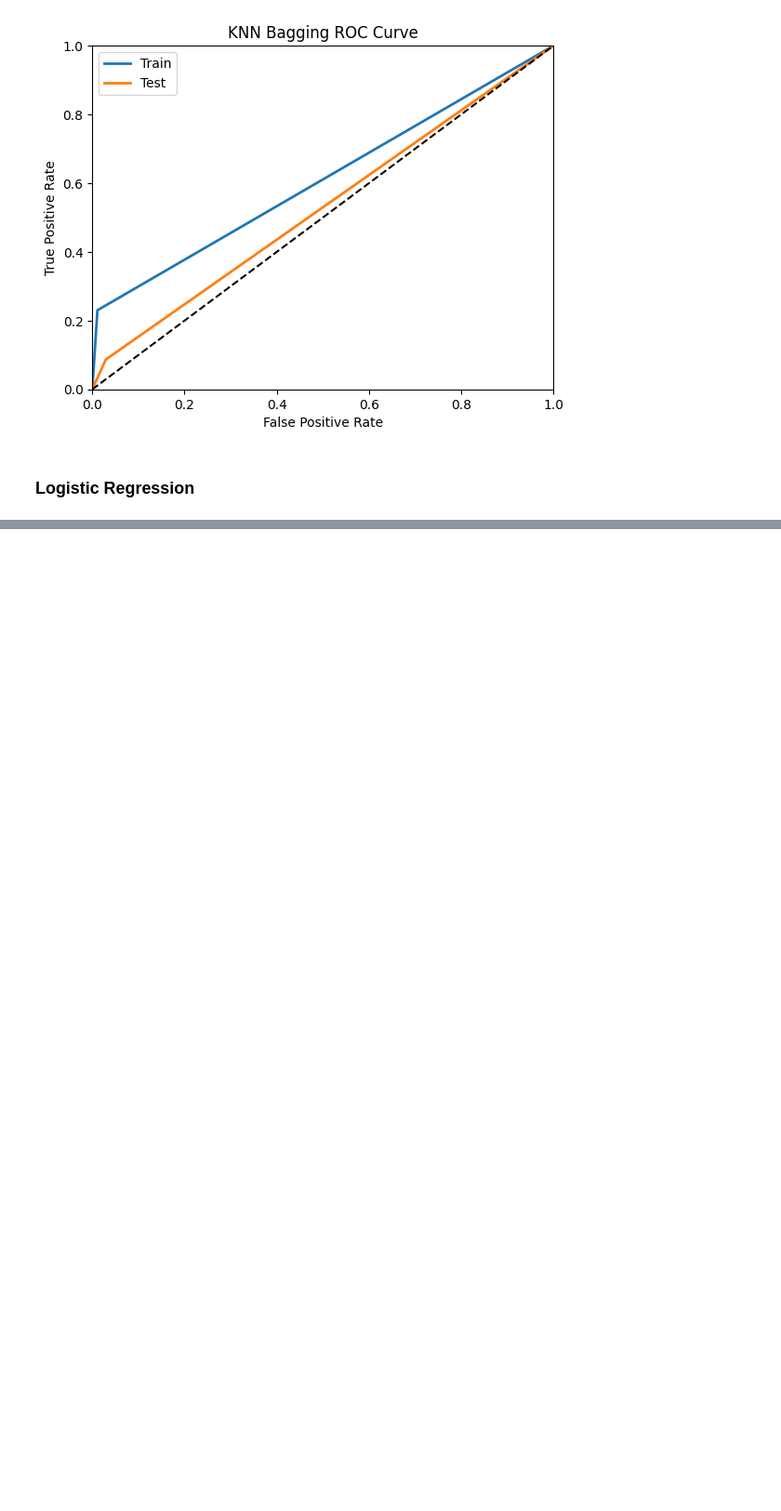
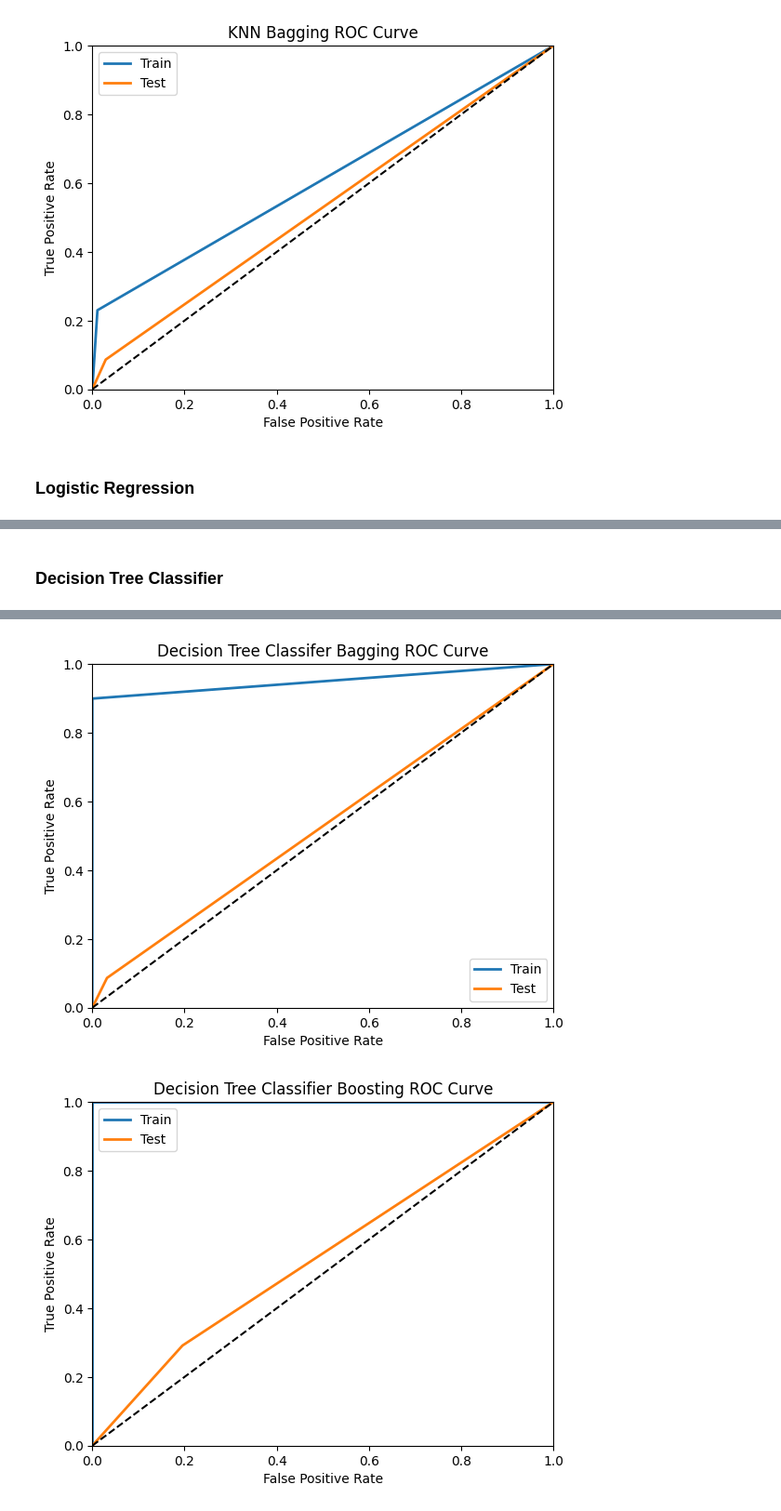
Before and after one commit to Elektroblade/cpsc499aml2024_final_project_team2_ditner_and_stobbe, a Jupyter notebook: cpsc499aml2024_final_project_team2_ditner_and_stobbe.ipynb, the cells around one changed output, grey strips where cells are left out. Shown at 93% size. Drawn from its saved outputs; the diff is of its cells as text; code cells hidden in the pictures; blank space fills up the shorter version.

```diff
--- a/cpsc499aml2024_final_project_team2_ditner_and_stobbe.ipynb
+++ b/cpsc499aml2024_final_project_team2_ditner_and_stobbe.ipynb
@@ -501,0 +692,77 @@ Test ROC Score: 0.5
+# %% [markdown]
+### Decision Tree Classifier
+# %%
+from sklearn.tree import DecisionTreeClassifier
+
+param_distribution_dt = [
+    {'criterion': ["gini", "entropy", "log_loss"]}
+]
+
+dt = DecisionTreeClassifier(random_state=0)
+grid_search_dt = RandomizedSearchCV(dt, param_distribution_dt, n_iter=10, cv=5, scoring='f1', random_state=0)
+bag_dt = BaggingClassifier(estimator=grid_search_dt, random_state=0)
+
+bag_dt.fit(X_train, y_train)
+y_train_pred_dt_bag = bag_dt.predict(X_train)
+y_test_pred_dt_bag = bag_dt.predict(X_test)
+
+bst_dt = AdaBoostClassifier(estimator=dt, random_state=0, n_estimators=5, algorithm='SAMME')
+
+bst_dt.fit(X_train, y_train)
+y_train_pred_dt_bst = bst_dt.predict(X_train)
+y_test_pred_dt_bst = bst_dt.predict(X_test)
+
+# Results
+dt_bag_acc = metrics.accuracy_score(y_test, y_test_pred_dt_bag)
+dt_bag_pre = metrics.precision_score(y_test, y_test_pred_dt_bag)
+dt_bag_rec = metrics.recall_score(y_test, y_test_pred_dt_bag)
+dt_bag_f1 = metrics.f1_score(y_test, y_test_pred_dt_bag)
+dt_bag_roc = metrics.roc_auc_score(y_test, y_test_pred_dt_bag)
+
+dt_bst_acc = metrics.accuracy_score(y_test, y_test_pred_dt_bst)
+dt_bst_pre = metrics.precision_score(y_test, y_test_pred_dt_bst)
+dt_bst_rec = metrics.recall_score(y_test, y_test_pred_dt_bst)
+dt_bst_f1 = metrics.f1_score(y_test, y_test_pred_dt_bst)
+dt_bst_roc = metrics.roc_auc_score(y_test, y_test_pred_dt_bst)
+
+# Print output of results
+print("Bagging Classifier:\n")
+print("Train Accuracy:", metrics.accuracy_score(y_train, y_train_pred_dt_bag))
+print("Test Accuracy:", dt_bag_acc)
+print("Train Precision:", metrics.precision_score(y_train, y_train_pred_dt_bag))
+print("Test Precision:", dt_bag_pre)
+print("Train Recall:", metrics.recall_score(y_train, y_train_pred_dt_bag))
+print("Test Recall:", dt_bag_rec)
+print("Train F1:", metrics.f1_score(y_train, y_train_pred_dt_bag))
+print("Test F1:", dt_bag_f1)
+print("Train ROC Score:", metrics.roc_auc_score(y_train, y_train_pred_dt_bag))
+print("Test ROC Score:", dt_bag_roc)
+print(confusion_matrix(y_test, y_test_pred_dt_bag))
+
+print("\nAda Boost Classifier:\n")
+print("Train Accuracy:", metrics.accuracy_score(y_train, y_train_pred_dt_bst))
+print("Test Accuracy:", dt_bst_acc)
+print("Train Precision:", metrics.precision_score(y_train, y_train_pred_dt_bst))
+print("Test Precision:", dt_bst_pre)
+print("Train Recall:", metrics.recall_score(y_train, y_train_pred_dt_bst))
+print("Test Recall:", dt_bst_rec)
+print("Train F1:", metrics.f1_score(y_train, y_train_pred_dt_bst))
+print("Test F1:", dt_bst_f1)
+print("Train ROC Score:", metrics.roc_auc_score(y_train, y_train_pred_dt_bst))
+print("Test ROC Score:", dt_bst_roc)
+print(confusion_matrix(y_test, y_test_pred_dt_bst))
+
+# Print ROC Curve
+
+fpr_train, tpr_train, thresholds = metrics.roc_curve(y_train, y_train_pred_dt_bag)
+fpr_test, tpr_test, thresholds = metrics.roc_curve(y_test, y_test_pred_dt_bag)
+
+plot_roc_curve(fpr_train, fpr_test, tpr_train, tpr_test, "Decision Tree Classifer Bagging")
+plt.show()
+
+fpr_train, tpr_train, thresholds = metrics.roc_curve(y_train, y_train_pred_dt_bst)
+fpr_test, tpr_test, thresholds = metrics.roc_curve(y_test, y_test_pred_dt_bst)
+
+plot_roc_curve(fpr_train, fpr_test, tpr_train, tpr_test, "Decision Tree Classifier Boosting")
+plt.show()
+# %% [output]
@@ -501,0 +786,2 @@ Test ROC Score: 0.5
+[figure, added]
+[figure, added]
```
Also changed, not shown: parts of 13 cells of this notebook.
